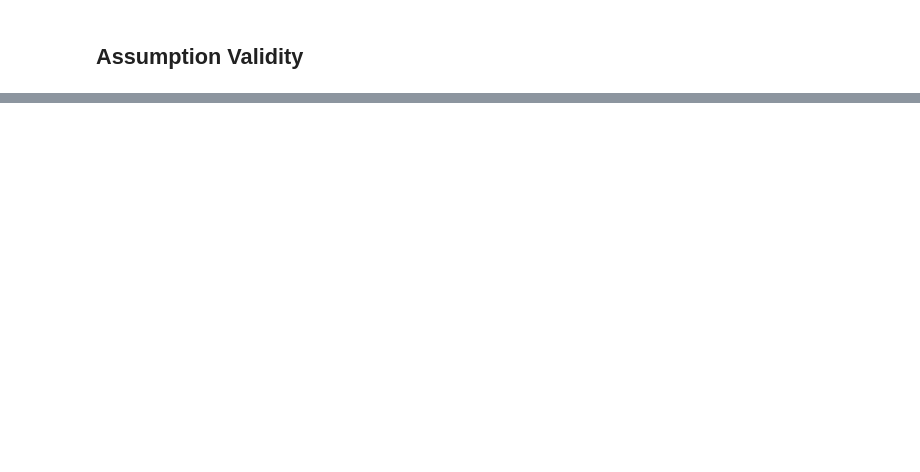
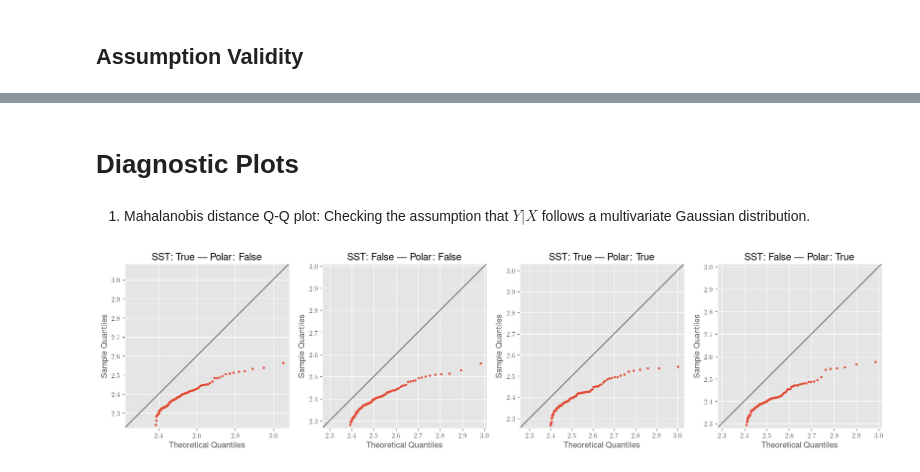
Before and after one commit to vanessamadu/seaducks, a Jupyter notebook: notebooks/evaluation.ipynb, the cells around one changed output, grey strips where cells are left out. Cells and saved outputs as stored; diff of their text form; code cells hidden in the pictures; blank space fills up the shorter version.

Commit message:
add plots

```diff
--- a/notebooks/evaluation.ipynb
+++ b/notebooks/evaluation.ipynb
@@ -308,0 +422,10 @@ MemoryError: Unable to allocate 126. MiB for an array with shape (16479740, 1) a
+# %%
+summary_names = ['Mahalanobis Distance mean', 'Mahalanobis Distance std']
+global_assumption_validation_by_replication_data = global_assumption_validation_by_replication.groupby('config_id')
+global_assumption_validation_summaries = pd.DataFrame(columns=summary_names)
+# %%
+name = 'Mahalanobis Distance'
+mean = global_assumption_validation_by_replication_data.apply(lambda g: np.mean(g[name]))
+std = global_assumption_validation_by_replication_data.apply(lambda g: np.std(g[name],ddof=1))
+global_assumption_validation_summaries[f'{name} mean']=mean
+global_assumption_validation_summaries[f'{name} std']=std
@@ -308,0 +441,45 @@ MemoryError: Unable to allocate 126. MiB for an array with shape (16479740, 1) a
+# %% [markdown]
+# Diagnostic Plots
+# %%
+import matplotlib.pyplot as plt
+import scipy.stats
+# configure plots
+plt.rcParams.update({
+    "text.usetex": True,
+    "font.family": "Helvetica"
+})
+plt.style.use('ggplot')
+# %% [markdown]
+1. Mahalanobis distance Q-Q plot: Checking the assumption that $Y|X$ follows a multivariate Gaussian distribution.
+# %%
+#axis_positions = [[0,0],[0,1],[1,0],[1,1]]
+names = ['SST: True | Polar: False','SST: False | Polar: False','SST: True | Polar: True','SST: False | Polar: True']
+num_quantiles = 100
+# create figure
+fig,axs = plt.subplots(1,4)
+grouped_data = global_assumption_validation_by_replication.groupby('config_id')
+fig.set_figwidth(20)
+for ii, config_id in enumerate(config_ids):
+    #x_position,y_position = axis_positions[ii]
+    data = grouped_data.get_group(config_id)['Mahalanobis Distance'],
+    sample_quantiles = [np.quantile(data,qq) for qq in np.linspace(0,0.99,num_quantiles)]
+
+    mean = np.mean(data)
+    std = np.std(data,ddof=1)
+    theoretical_quantiles = [scipy.stats.chi2.ppf(qq, df = 2, loc = mean, scale = std) for qq in np.linspace(0,0.99,num_quantiles)]
+    ax = axs[ii]
+    ax.scatter(theoretical_quantiles,sample_quantiles,s=8)
+    lims = [
+    np.min([ax.get_xlim(), ax.get_ylim()]),
+    np.max([ax.get_xlim(), ax.get_ylim()]),
+    ]
+    # now plot both limits against eachother
+    ax.plot(lims, lims, 'k-', alpha=0.5)
+    ax.set_aspect('equal')
+    ax.set_xlim(lims)
+    ax.set_ylim(lims)
+    ax.set_title(f'{names[ii]}')
+    ax.set_xlabel('Theoretical Quantiles')
+    ax.set_ylabel('Sample Quantiles')
+# %% [output]
+[figure, added]
```
Also changed, not shown: parts of 24 cells of this notebook.
